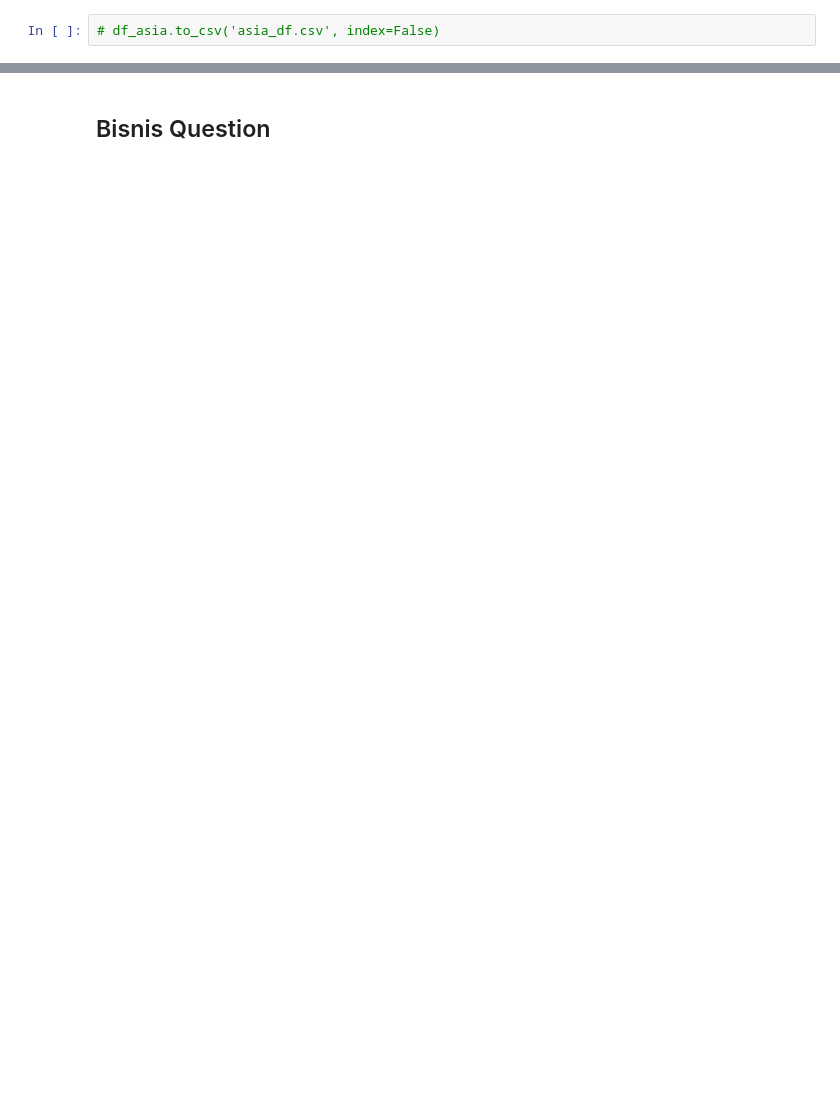
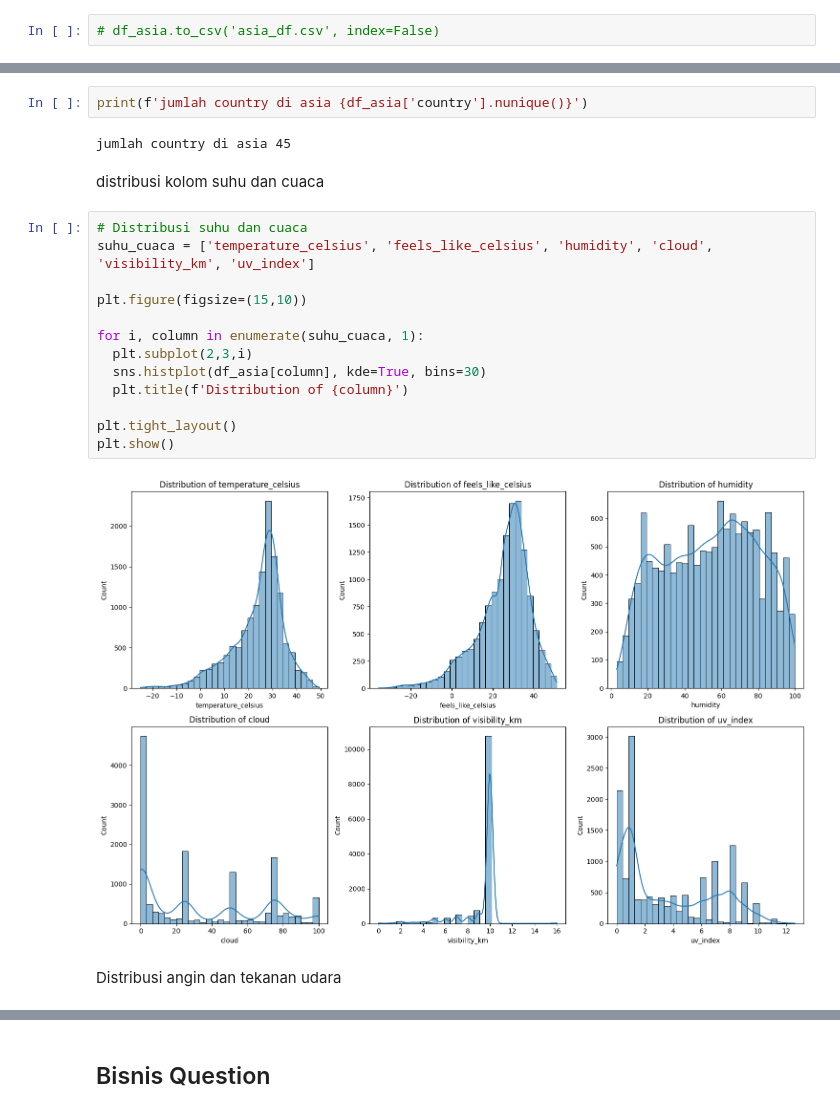
Before and after one commit to SenyuminAja16/2-Faza-Grace, a Jupyter notebook: EDAdan Visualization.ipynb, the cells around one changed output, grey strips where cells are left out. Drawn from its saved outputs; the diff is of its cells as text; blank space fills up the shorter version.

```diff
--- a/EDAdan Visualization.ipynb
+++ b/EDAdan Visualization.ipynb
@@ -117,0 +202,23 @@ See the caveats in the documentation: https://pandas.pydata.org/pandas-docs/stab
+# %%
+print(f'jumlah country di asia {df_asia['country'].nunique()}')
+# %% [output]
+jumlah country di asia 45
+# %% [markdown]
+distribusi kolom suhu dan cuaca
+# %%
+# Distribusi suhu dan cuaca
+suhu_cuaca = ['temperature_celsius', 'feels_like_celsius', 'humidity', 'cloud', 'visibility_km', 'uv_index']
+
+plt.figure(figsize=(15,10))
+
+for i, column in enumerate(suhu_cuaca, 1):
+  plt.subplot(2,3,i)
+  sns.histplot(df_asia[column], kde=True, bins=30)
+  plt.title(f'Distribution of {column}')
+
+plt.tight_layout()
+plt.show()
+# %% [output]
+[figure, added]
+# %% [markdown]
+Distribusi angin dan tekanan udara
```
Also changed, not shown: parts of 38 cells of this notebook.
